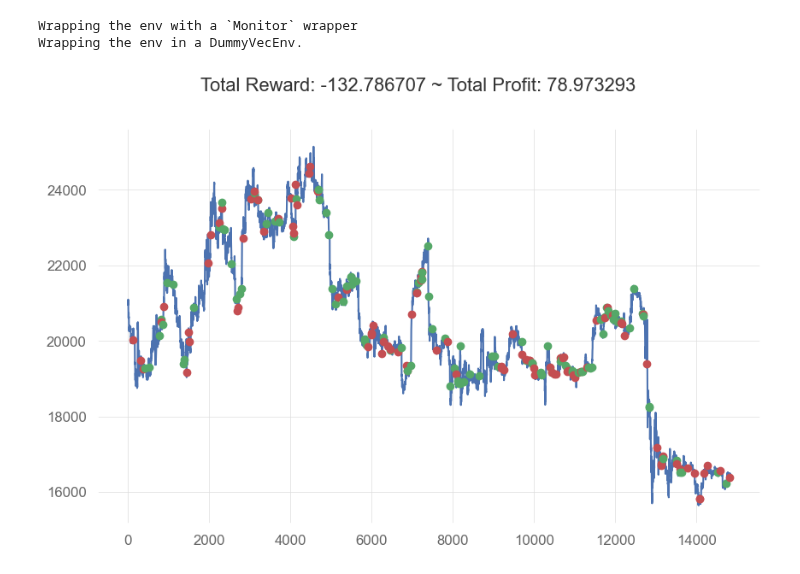
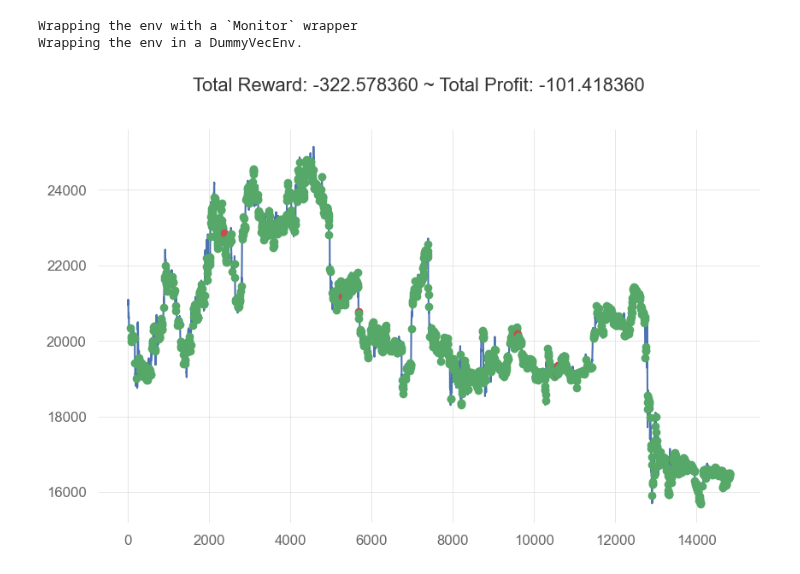
Before and after one commit to zizzs3228/trading, a Jupyter notebook: AIbot.ipynb, the cells around one changed output. Drawn from its saved outputs; the diff is of its cells as text; code cells hidden in the pictures.

```diff
--- a/AIbot.ipynb
+++ b/AIbot.ipynb
@@ -154,31 +154,31 @@ num_cpu = 1
 # %%
 env = MyCustomEnv(df=enddf, frame_bound=(start_index+50,end_index), window_size=window_size)
 
 profit = []
 results = []
-model = PPO.load('models\\test76\\260000.zip',env=env)
+model = PPO.load('models\\test85\\260000.zip',env=env)
 
 obs = env.reset()
 # print(f'Test №{i}')
 
 while True:
     action, state = model.predict(obs)
     obs, reward, done, info = env.step(action)
     results.append(info['total_profit'])
     # rewards.append(reward)
     if done:
         break
     # profit.append(info['total_profit'])
 # print(info['total_profit'])
 plt.cla()
 env.render_all()
 plt.show()
 # plt.scatter(range(len(rewards)), rewards)
 # plt.show()
 # %% [output]
 Wrapping the env with a `Monitor` wrapper
 Wrapping the env in a DummyVecEnv.
-[figure, old version]
+[figure, new version]
 # %%
 # results = {'deposit':results}
 # results = pd.DataFrame(results)
```
Also changed, not shown: 2 other files.
